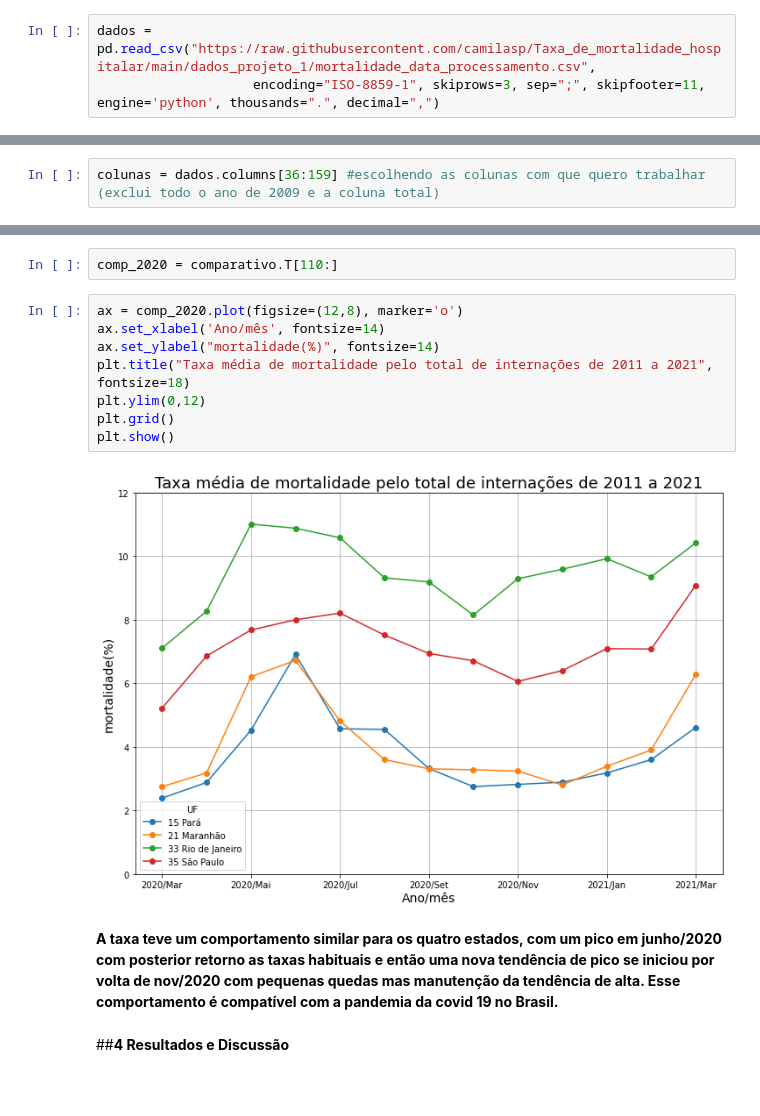
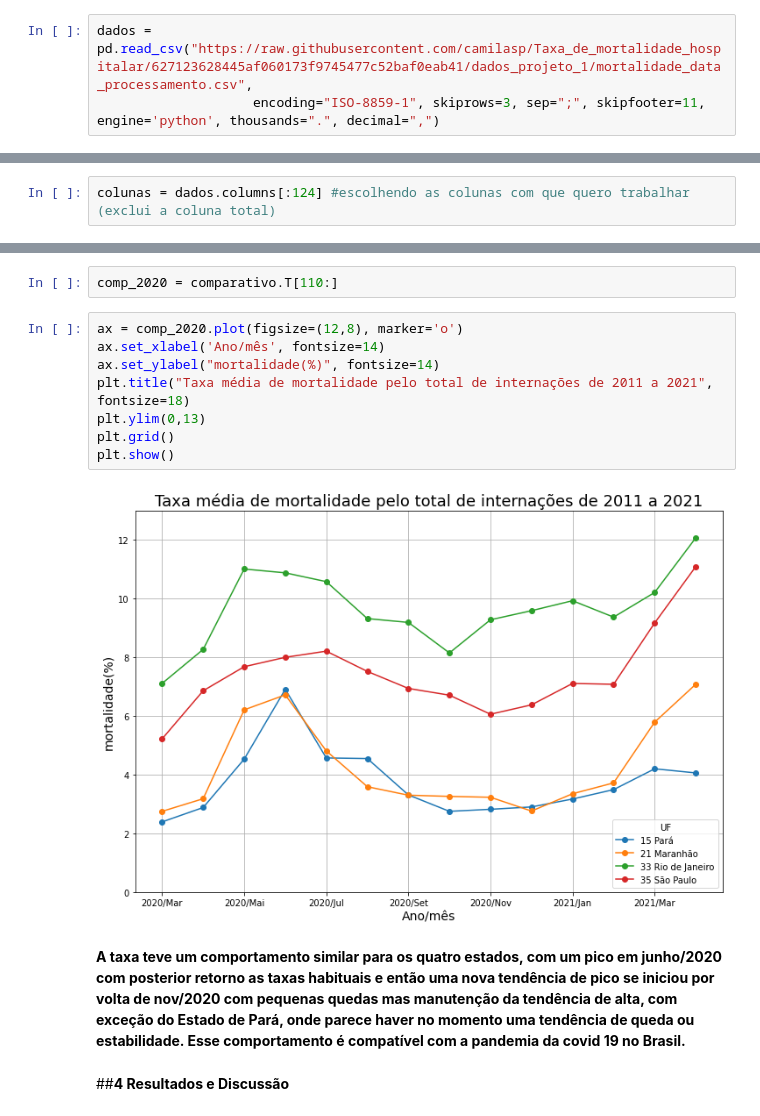
Before and after one commit to camilasp/Projetos-Bootcamp-Data-Science-, a Jupyter notebook: Projeto_1_taxa_mortalidade.ipynb, the cells around one changed output, grey strips where cells are left out. Saved outputs shown, nothing was run; the diff lists cells and outputs as text; blank space fills up the shorter version.

```diff
--- a/Projeto_1_taxa_mortalidade.ipynb
+++ b/Projeto_1_taxa_mortalidade.ipynb
@@ -44,7 +44,7 @@ import seaborn as sns
 # %% [markdown]
 ###**3.2 Preparação dos dados**
 # %%
-dados = pd.read_csv("https://raw.githubusercontent.com/camilasp/Taxa_de_mortalidade_hospitalar/main/dados_projeto_1/mortalidade_data_processamento.csv",
+dados = pd.read_csv("https://raw.githubusercontent.com/camilasp/Taxa_de_mortalidade_hospitalar/627123628445af060173f9745477c52baf0eab41/dados_projeto_1/mortalidade_data_processamento.csv",
                     encoding="ISO-8859-1", skiprows=3, sep=";", skipfooter=11, engine='python', thousands=".", decimal=",")
 # %%
 dados
@@ -77,7 +77,7 @@ Optei por analisar apenas os dados da última década, então vou excluir as col
 # %%
 dados = dados.set_index("UF")
 # %%
-colunas = dados.columns[36:159] #escolhendo as colunas com que quero trabalhar (exclui todo o ano de 2009 e a coluna total)
+colunas = dados.columns[:124] #escolhendo as colunas com que quero trabalhar (exclui a coluna total)
 # %%
 dados = dados[colunas]
 dados.head()
@@ -290,15 +290,15 @@ comp_2020 = comparativo.T[110:]
 # %%
 ax = comp_2020.plot(figsize=(12,8), marker='o')
 ax.set_xlabel('Ano/mês', fontsize=14)
 ax.set_ylabel("mortalidade(%)", fontsize=14)
 plt.title("Taxa média de mortalidade pelo total de internações de 2011 a 2021", fontsize=18)
-plt.ylim(0,12)
+plt.ylim(0,13)
 plt.grid()
 plt.show()
 # %% [output]
-[figure, old version]
+[figure, new version]
 # %% [markdown]
-**A taxa teve um comportamento similar para os quatro estados, com um pico em junho/2020 com posterior retorno as taxas habituais e então uma nova tendência de pico se iniciou por volta de nov/2020 com pequenas quedas mas manutenção da tendência de alta. Esse comportamento é compatível com a pandemia da covid 19 no Brasil.**
+**A taxa teve um comportamento similar para os quatro estados, com um pico em junho/2020 com posterior retorno as taxas habituais e então uma nova tendência de pico se iniciou por volta de nov/2020 com pequenas quedas mas manutenção da tendência de alta, com exceção do Estado de Pará, onde parece haver no momento uma tendência de queda ou estabilidade. Esse comportamento é compatível com a pandemia da covid 19 no Brasil.**
 # %% [markdown]
 ##**4 Resultados e Discussão**
 # %% [markdown]
```
Also changed, not shown: parts of 26 cells of this notebook.
